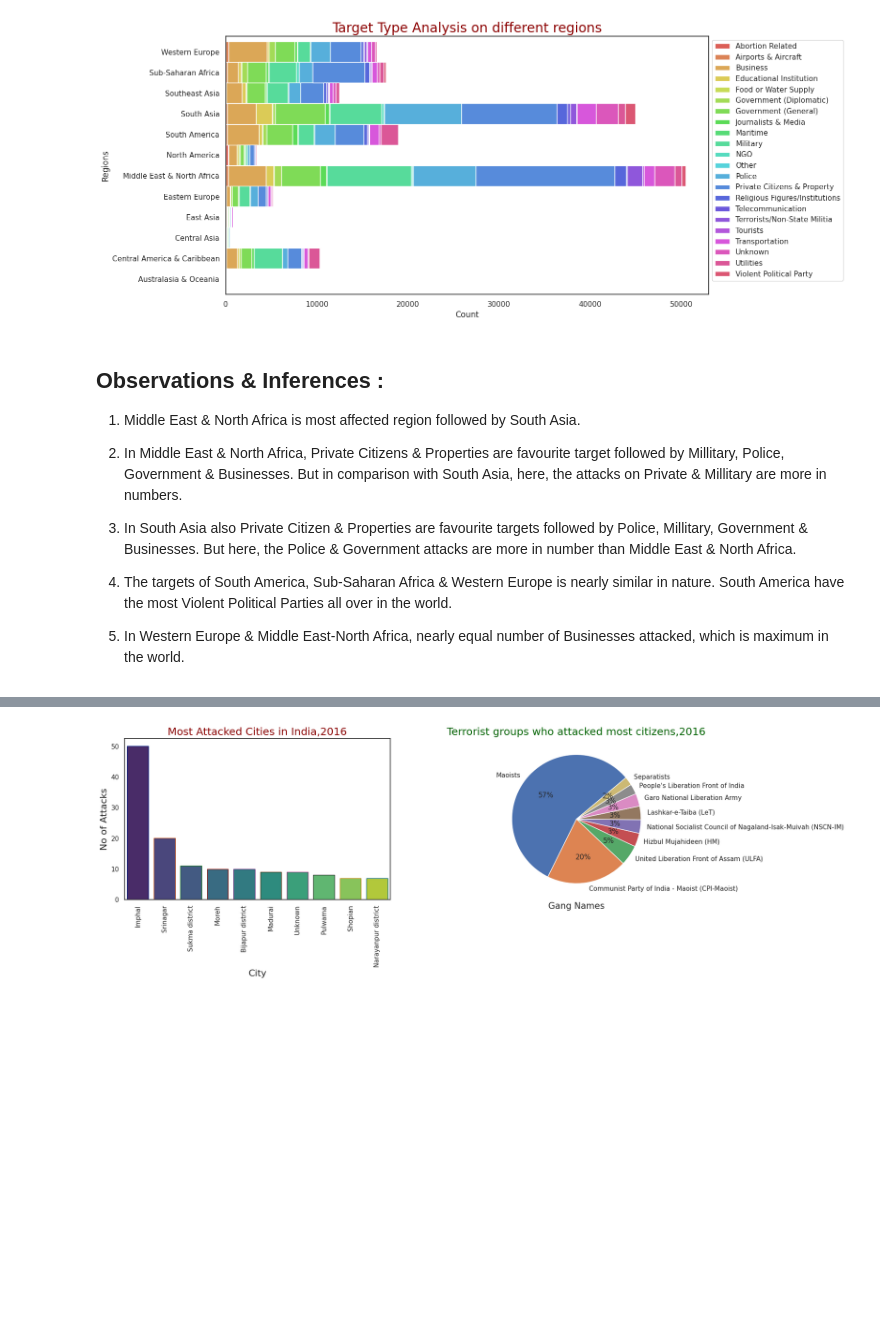
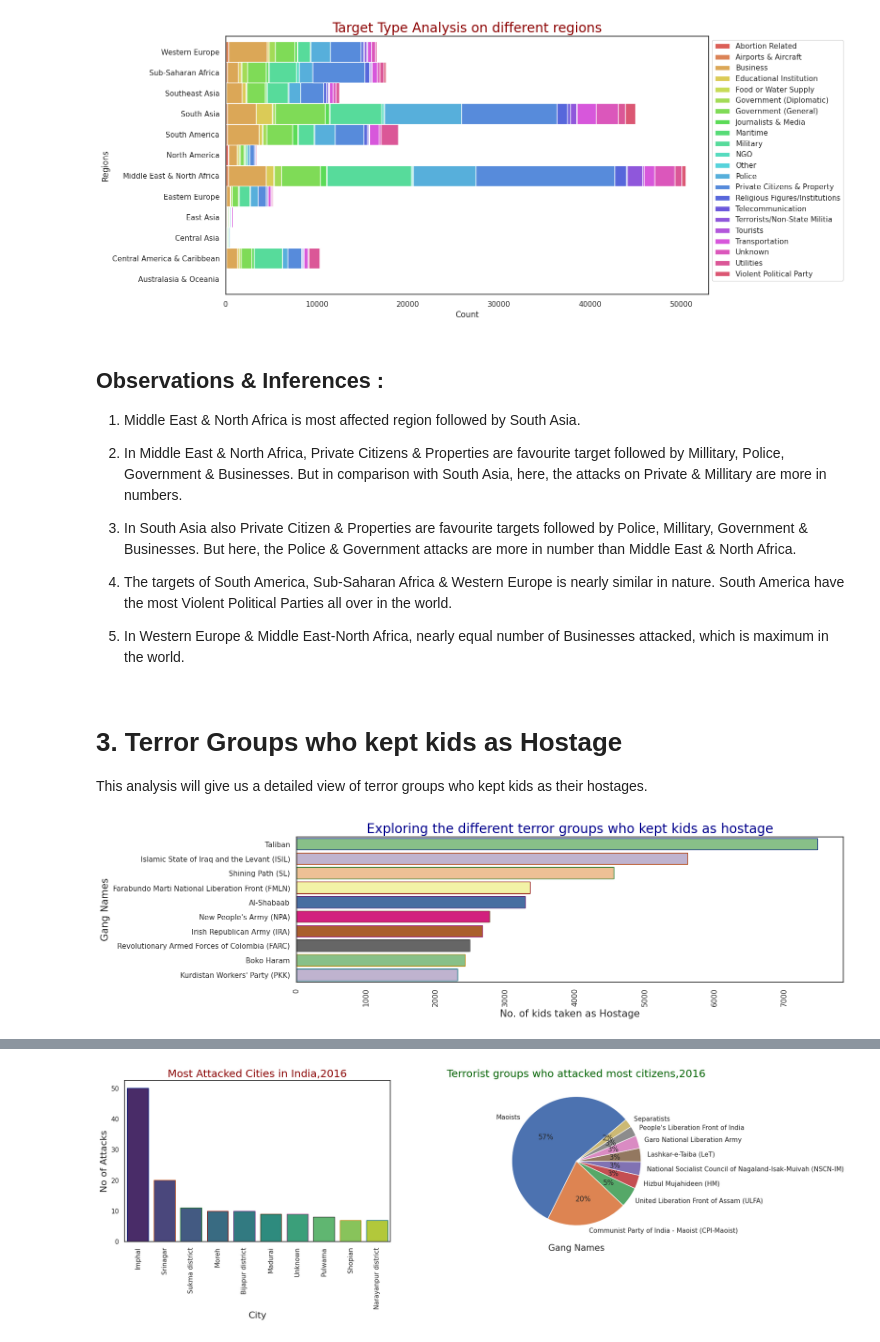
Before and after one commit to somyakmukherjee/Exploratory-Data-Analysis-on-Global-Terrorism, a Jupyter notebook: Capstone_Project_Global_terrorism_EDA_by_Somyak_Mukherjee.ipynb, the cells around one changed output, grey strips where cells are left out. Cells and saved outputs as stored; diff of their text form; code cells hidden in the pictures; blank space fills up the shorter version.

```diff
--- a/Capstone_Project_Global_terrorism_EDA_by_Somyak_Mukherjee.ipynb
+++ b/Capstone_Project_Global_terrorism_EDA_by_Somyak_Mukherjee.ipynb
@@ -485,12 +486,39 @@ plt.show()
 # %% [markdown]
 ## **Observations & Inferences :**
 
-1) Middle East & North Africa is most affected region followed by South Asia.
+1. Middle East & North Africa is most affected region followed by South Asia.
 
-2) In Middle East & North Africa, Private Citizens & Properties are favourite target followed by Millitary, Police, Government & Businesses. But in comparison with South Asia, here, the attacks on Private & Millitary are more in numbers.
+2. In Middle East & North Africa, Private Citizens & Properties are favourite target followed by Millitary, Police, Government & Businesses. But in comparison with South Asia, here, the attacks on Private & Millitary are more in numbers.
 
-3) In South Asia also Private Citizen & Properties are favourite targets followed by Police, Millitary, Government & Businesses. But here, the Police & Government attacks are more in number than Middle East & North Africa.
+3. In South Asia also Private Citizen & Properties are favourite targets followed by Police, Millitary, Government & Businesses. But here, the Police & Government attacks are more in number than Middle East & North Africa.
 
-4) The targets of South America, Sub-Saharan Africa & Western Europe is nearly similar in nature. South America have the most Violent Political Parties all over in the world.
+4. The targets of South America, Sub-Saharan Africa & Western Europe is nearly similar in nature. South America have the most Violent Political Parties all over in the world.
 
-5) In Western Europe & Middle East-North Africa, nearly equal number of Businesses attacked, which is maximum in the world.
+5. In Western Europe & Middle East-North Africa, nearly equal number of Businesses attacked, which is maximum in the world.
+# %% [markdown]
+# **3. Terror Groups who kept kids as Hostage**
+
+This analysis will give us a detailed view of terror groups who kept kids as their hostages.
+# %%
+# Creating dataframe
+kid=gt_df.groupby('Gang_name')['Kid_hostage'].count().sort_values(ascending=False).reset_index().head(11)
+kid_df=kid.drop(axis=0,index=0)
+# %%
+# Creating the subplot & figure size.
+plt.subplots(figsize=(15,4))
+
+# Creating a barplot.
+sns.barplot(x=kid_df['Kid_hostage'], y=kid_df['Gang_name'],  palette='Accent',edgecolor=sns.color_palette('dark',10),orient='h')
+
+# Giving a proper title, axis labels.
+plt.title('Exploring the different terror groups who kept kids as hostage',fontsize= 20,color='Darkblue')
+plt.xlabel('No. of kids taken as Hostage',fontsize=15)
+plt.ylabel('Gang Names',fontsize = 15)
+
+# Rotating x-axis values for better visualisation
+plt.xticks(rotation=90)
+
+# Showing the plot
+plt.show()
+# %% [output]
+[figure, added]
```
Also changed, not shown: parts of 23 cells of this notebook.
